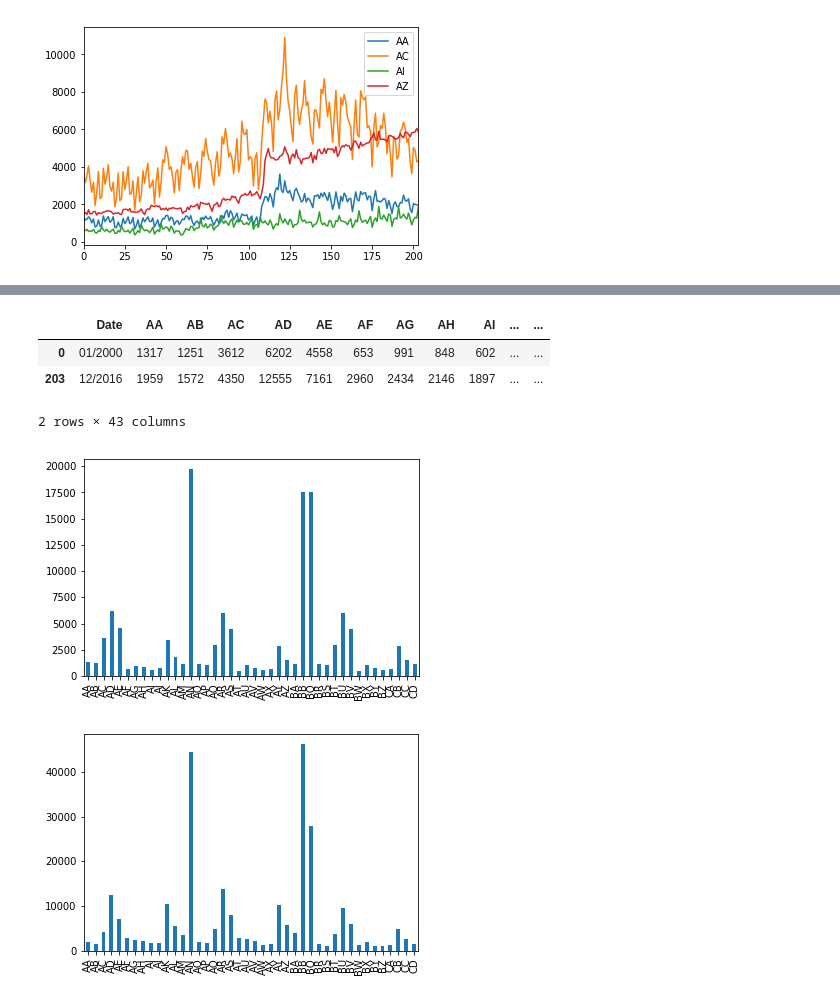
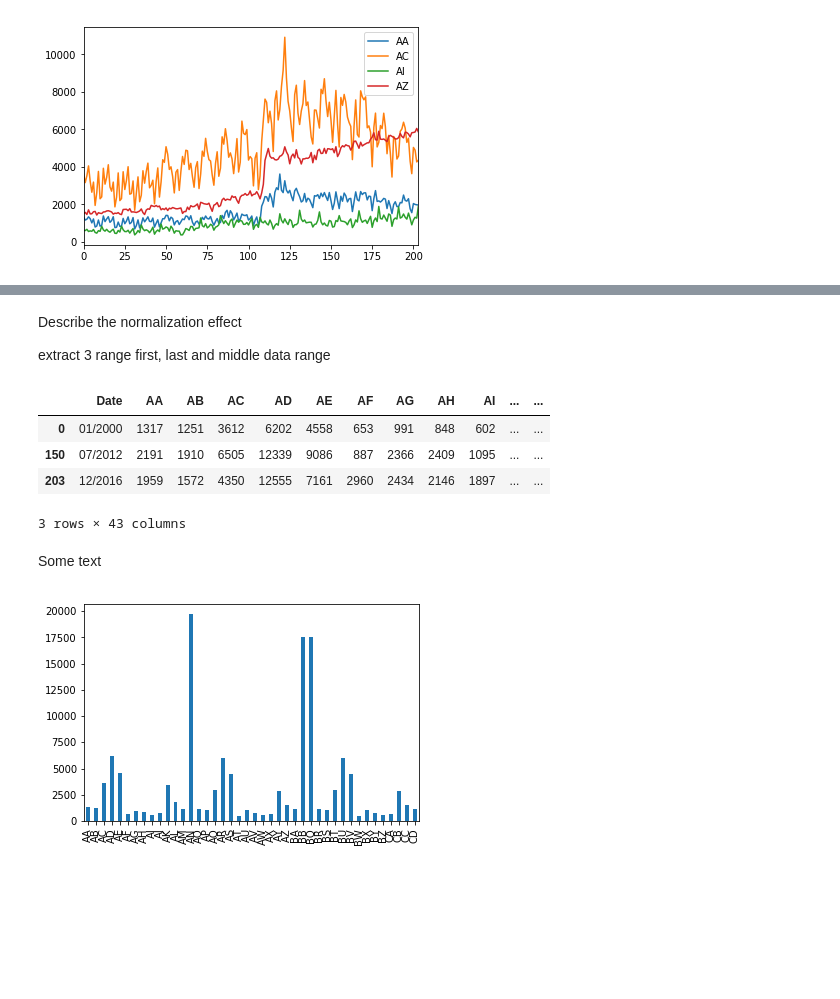
Before and after one commit to sebwdz/JobAnalysis, a Jupyter notebook: core/notebooks/cesatem_descriptive_analysis.ipynb, the cells around one changed output, grey strips where cells are left out. Cells and saved outputs as stored; diff of their text form; code cells hidden in the pictures; blank space fills up the shorter version.

Commit message:
update notebook first analysis descriptive

```diff
--- a/core/notebooks/cesatem_descriptive_analysis.ipynb
+++ b/core/notebooks/cesatem_descriptive_analysis.ipynb
@@ -45,25 +58,27 @@ plt.show()
+# %% [markdown]
+Describe the normalization effect
+
+extract 3 range first, last and middle data range
 # %%
 d1 = data_frame.head(1)
 d2 = data_frame.tail(1)
-data = pd.concat([d1, d2])
+d3 = data_frame.iloc[[150]]
+data = pd.concat([d1, d3, d2])
 data = data.dropna(axis=1, how='any')
 data.head()
 # %% [output]
 |  | Date | AA | AB | AC | AD | AE | AF | AG | AH | AI | ... | ... |
 | 0 | 01/2000 | 1317 | 1251 | 3612 | 6202 | 4558 | 653 | 991 | 848 | 602 | ... | ... |
+| 150 | 07/2012 | 2191 | 1910 | 6505 | 12339 | 9086 | 887 | 2366 | 2409 | 1095 | ... | ... |
 | 203 | 12/2016 | 1959 | 1572 | 4350 | 12555 | 7161 | 2960 | 2434 | 2146 | 1897 | ... | ... |
-2 rows × 43 columns
+3 rows × 43 columns
+# %% [markdown]
+Some text
 # %%
 s = d1.sum()
 del s["Date"]
 plt.figure()
 s.plot.bar()
 plt.show()
-s = d2.sum()
-del s["Date"]
-plt.figure()
-s.plot.bar()
-plt.show()
 # %% [output]
 [figure]
-[figure, removed]
```
Also changed, not shown: parts of 5 cells of this notebook.
